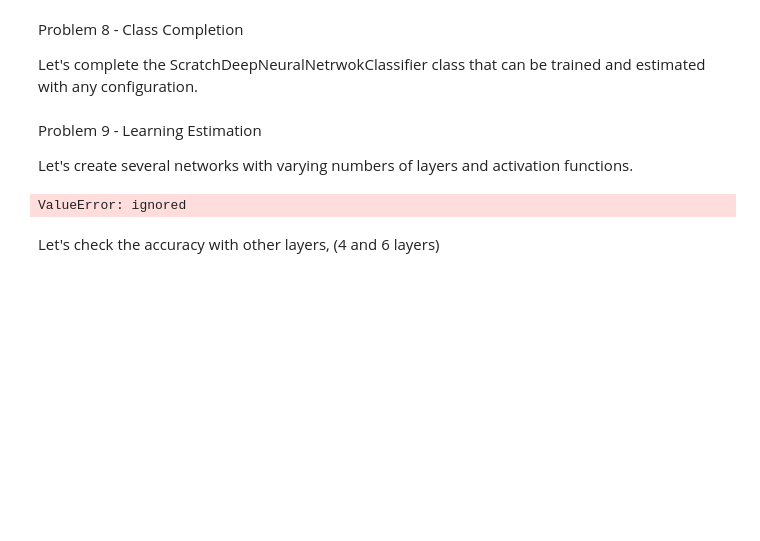
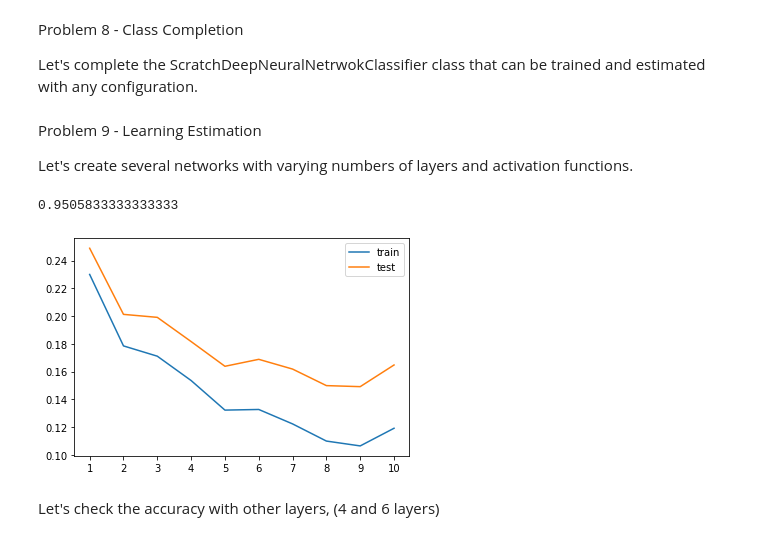
Before and after one commit to Mochismo/LearnPython, a Jupyter notebook: 27_Deep_Neural_Network.ipynb, the cells around one changed output. Drawn from its saved outputs; the diff is of its cells as text; code cells hidden in the pictures; blank space fills up the shorter version.

```diff
--- a/27_Deep_Neural_Network.ipynb
+++ b/27_Deep_Neural_Network.ipynb
@@ -226,7 +226,7 @@ class ScratchDeepNeuralNetrowkClassifier():
     self.batch_size = 20
     self.n_features = 784
     self.n_nodes1 = 400
-    self.n_nodes2 = 200
+    self.n_nodes2 = 400
     self.n_output = 10
     self.sigma = 0.02
     self.lr = 0.5
@@ -282,7 +282,7 @@ class ScratchDeepNeuralNetrowkClassifier():
           Z3 = self.activation3.forward(A3)
           self.loss_val.append(self.activation3.backward(Z3, y_val)[1])
 
-  def predict(sel, X):
+  def predict(self, X):
     A1 = self.FC1.forward(X)
     Z1 = self.activation1.forward(A1)
     A2 = self.FC2.forward(Z1)
@@ -316,17 +316,19 @@ y_test_one_hot = enc.transform(y_val[:, np.newaxis])
 SDNN = ScratchDeepNeuralNetrowkClassifier(verbose=True, epoch=10, optimizer= AdaGrad, initializer = HeInitializer, activater = ReLU)
 
 SDNN.fit(X_train, y_train_one_hot, X_val, y_test_one_hot)
-# %% [output]
-ValueError: ignored
 # %%
 pred = SDNN.predict(X_val)
 accuracy_score(y_val, pred)
+# %% [output]
+0.9505833333333333
 # %%
 import matplotlib.pyplot as plt
 plt.plot(list(range(1, SDNN.epoch+1)), SDNN.loss_train, label='train')
-plt.plot(list(range(1, SDNN.epoch+1)), SDNN.loss_test, label='test')
+plt.plot(list(range(1, SDNN.epoch+1)), SDNN.loss_val, label='test')
 plt.legend()
 plt.xticks(list(range(1, SDNN.epoch+1)));
+# %% [output]
+[figure, added]
 # %% [markdown]
 Let's check the accuracy with other layers, (4 and 6 layers)
 # %%
```
Also changed, not shown: parts of 7 cells of this notebook.
